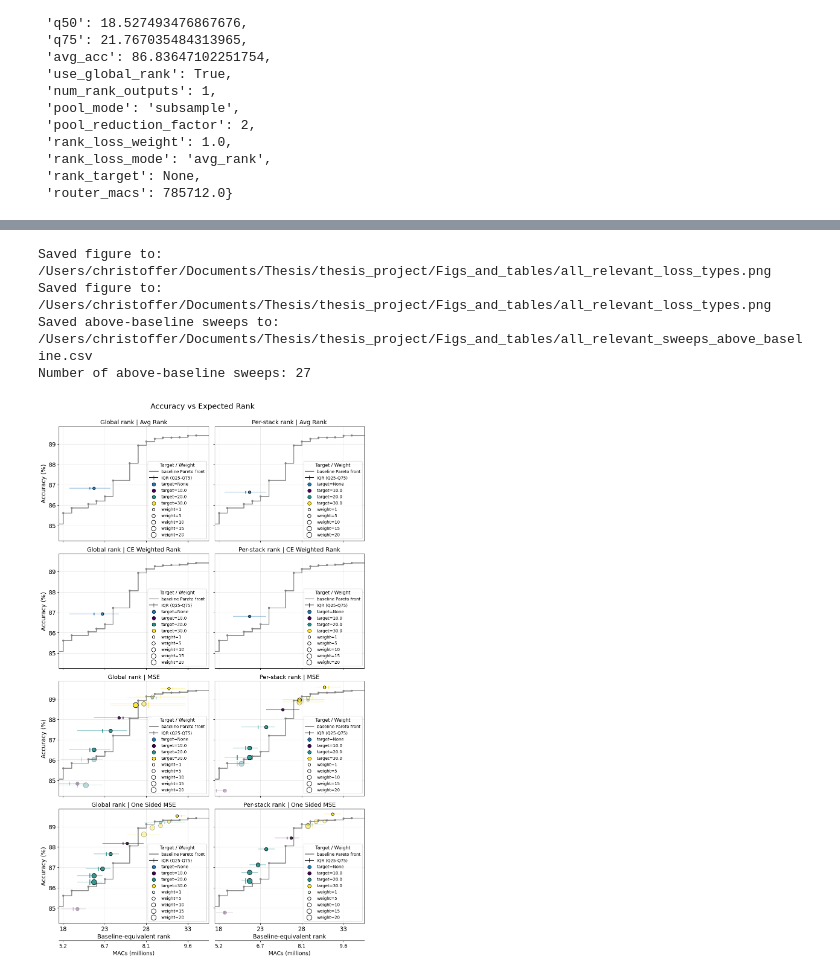
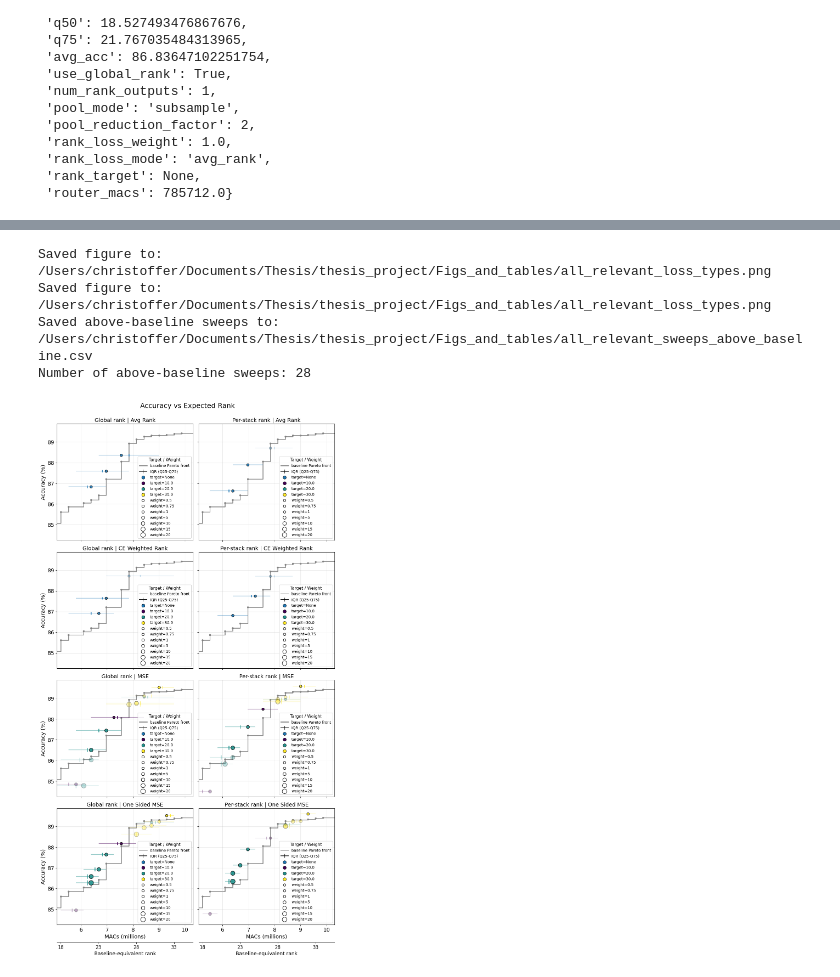
Before and after one commit to c-wejendorp/thesis, a Jupyter notebook: scripts/keyword_spotting/dynamic_model_viz.ipynb, the cells around one changed output, grey strips where cells are left out. Saved outputs shown, nothing was run; the diff lists cells and outputs as text; code cells hidden in the pictures.

```diff
--- a/scripts/keyword_spotting/dynamic_model_viz.ipynb
+++ b/scripts/keyword_spotting/dynamic_model_viz.ipynb
@@ -96,11 +96,19 @@ def compute_expected_rank_and_quantiles(
 # folder with dynamic model checkpoints
 parent_dir = "/Users/christoffer/Documents/Thesis/thesis_project/model_runs/dynamic/for_report/"
 sweep_folders = [
-'one_sided_mse_rf_2_4_6_avg',
+
+#'one_sided_mse_rf_2_4_6_avg',
 'ce_weighted_rank_rf_2_sub',
 'one_sided_mse_rf_2_4_6_sub',
 'avg_rank_rf_2_sub',
-'batch_mean_mse_rf_2_sub'
+'batch_mean_mse_rf_2_sub',
+
+'avg_rank_rf_2_sub_w_0.5',
+'avg_rank_rf_2_sub_w_0.75',
+'ce_weighted_rank_rf_2_sub_w_0.5',
+'ce_weighted_rank_rf_2_sub_w_0.75'
+
+
 ]
 experiment_folders = []
 for sweep in sweep_folders:
@@ -182,6 +190,7 @@ def filter_sweep_results(
     rank_targets=[None, 10, 20, 30],
     pool_modes=['avg', 'max', 'subsample'],
     pool_reduction_factors=[2, 4, 6],
+    rank_loss_weights=[1,5,10,15,20]
 ) -> List[Dict[str, Any]]:
 
     # check that None is in the target ranks if any of the loss types that don't use a fixed target rank are included in the filter criteria
@@ -200,21 +209,10 @@ def filter_sweep_results(
             continue
         if result.get("pool_reduction_factor") not in pool_reduction_factors:
             continue
+        if result.get("rank_loss_weight") not in rank_loss_weights:
+            continue
+
         filtered_results.append(result)
 
     assert filtered_results, "No results matched the specified filter criteria. Please check the available values in the sweep results."
     return filtered_results
-# %%
-# fin all unique values for loss types and router modes
-loss_types = sorted(set(r["rank_loss_mode"] for r in all_sweep_results))
-router_num_rank_outputs = sorted(set(r["num_rank_outputs"] for r in all_sweep_results))
-# different weight values for the rank loss
-rank_loss_weights = sorted(set(r["rank_loss_weight"] for r in all_sweep_results))
-# base_mode_rank_references
-rank_targets = set(r["rank_target"] for r in all_sweep_results)
-pool_modes = sorted(set(r["pool_mode"] for r in all_sweep_results))
-# check the span of q25 and q75 values across the sweep results to get a sense of the rank distribution span
-q25_values = [r["q25"] for r in all_sweep_results]
-q75_values = [r["q75"] for r in all_sweep_results]
-print(f"Rank q25 values span from {min(q25_values):.2f} to {max(q25_values):.2f}")
-print(f"Rank q75 values span from {min(q75_values):.2f} to {max(q75_values):.2f}")
@@ -890,36 +888,36 @@ sweeps_for_plotting_4 = filter_sweep_results(
     all_sweep_results,
     loss_types = ['batch_mean_mse', 'one_sided_mse', 'avg_rank', 'ce_weighted_rank'],
     router_num_rank_outputs = [1, 3],
     rank_targets= [None, 10, 20, 30],
     pool_modes = ['subsample'],
-    pool_reduction_factors = [2]
+    pool_reduction_factors = [2],
+    rank_loss_weights = [0.5,0.75,1, 5, 10, 15, 20]
 )
 fig, above_baseline_sweeps = plot_rank_vs_acc_by_mode(
     sweeps_for_plotting_4,
     include_router_overhead=True,
-    x_axis='rank',
     base_pareto_alpha=0.9,
     x_axis_cut_off_ranks=(18, 35),
     plot_title='Accuracy vs Expected Rank',
     alpha_above_pareto=0.9,
     alpha_below_pareto=0.3,
-    fig_size_per_subplot=(5.5, 5.0)
+    fig_size_per_subplot=(5.5, 5.5)
 
  )
 save_path = output_dir / "all_relevant_loss_types.png"
 fig.savefig(save_path, dpi=500, bbox_inches='tight')
 print(f"Saved figure to: {save_path}")
 
 sweeps_path = output_dir / "all_relevant_sweeps_above_baseline.csv"
 above_baseline_sweeps.to_csv(sweeps_path, index=False)
 
 print(f"Saved figure to: {save_path}")
 print(f"Saved above-baseline sweeps to: {sweeps_path}")
 print(f"Number of above-baseline sweeps: {len(above_baseline_sweeps)}")
 # %% [output]
 Saved figure to: /Users/christoffer/Documents/Thesis/thesis_project/Figs_and_tables/all_relevant_loss_types.png
 Saved figure to: /Users/christoffer/Documents/Thesis/thesis_project/Figs_and_tables/all_relevant_loss_types.png
 Saved above-baseline sweeps to: /Users/christoffer/Documents/Thesis/thesis_project/Figs_and_tables/all_relevant_sweeps_above_baseline.csv
-Number of above-baseline sweeps: 27
+Number of above-baseline sweeps: 28
-[figure, old version]
+[figure, new version]
 # %%
```
Also changed, not shown: parts of 10 cells of this notebook, 1 other file.
